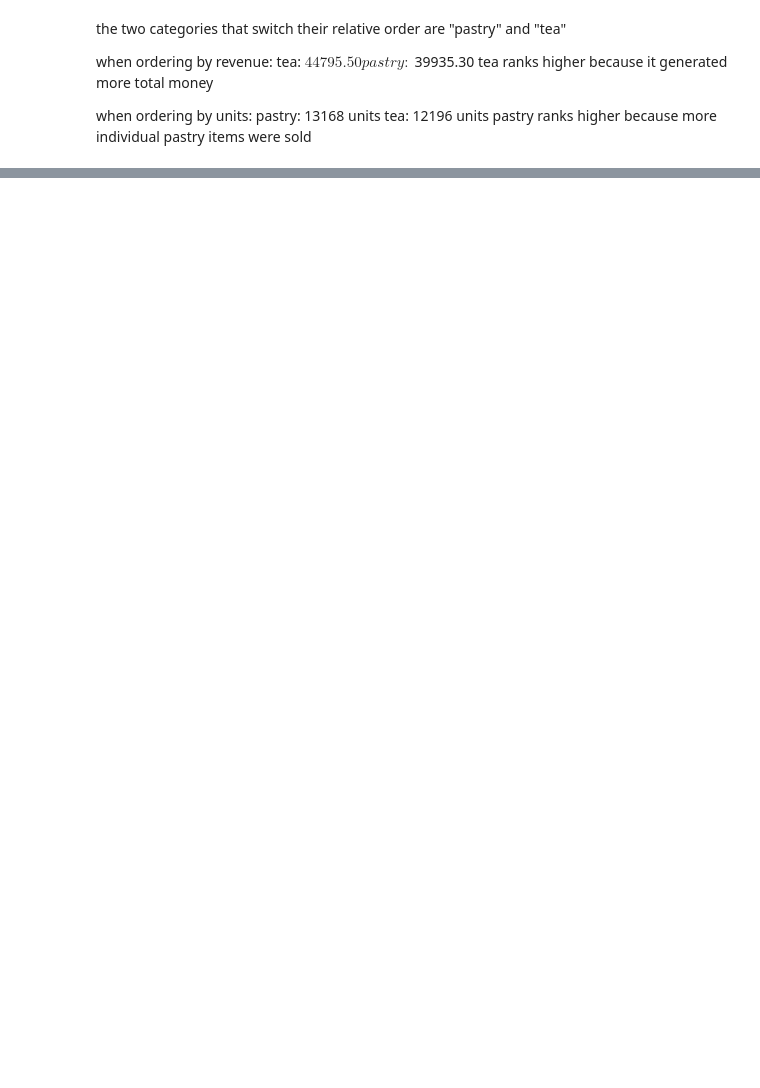
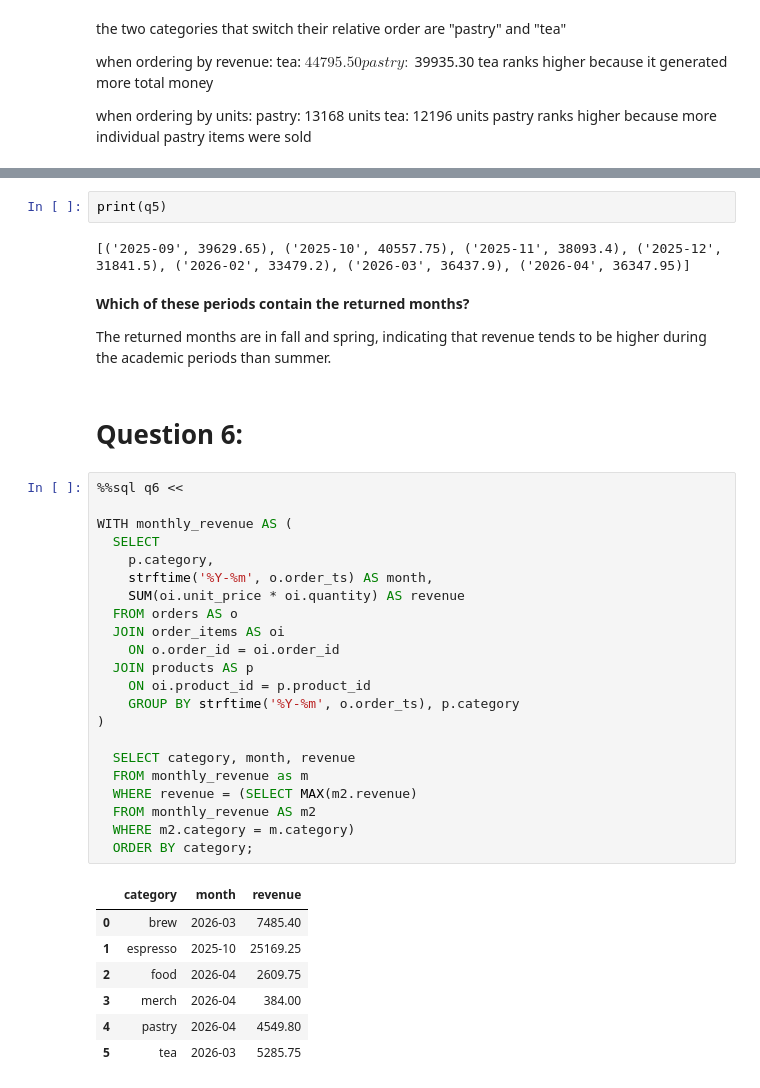
Before and after one commit to LourdAbuHadid1/IE-332-Group-Assignments, a Jupyter notebook: A1.ipynb, the cells around one changed output, grey strips where cells are left out. Cells and saved outputs as stored; diff of their text form; blank space fills up the shorter version.

```diff
--- a/A1.ipynb
+++ b/A1.ipynb
@@ -222,0 +333,40 @@ pastry ranks higher because more individual pastry items were sold
+# %%
+print(q5)
+# %% [output]
+[('2025-09', 39629.65), ('2025-10', 40557.75), ('2025-11', 38093.4), ('2025-12', 31841.5), ('2026-02', 33479.2), ('2026-03', 36437.9), ('2026-04', 36347.95)]
+# %% [markdown]
+**Which of these periods contain the returned months?**
+
+The returned months are in fall and spring, indicating that revenue tends to be higher during the academic periods than summer.
+# %% [markdown]
+# Question 6:
+# %%
+%%sql q6 <<
+
+WITH monthly_revenue AS (
+  SELECT
+    p.category,
+    strftime('%Y-%m', o.order_ts) AS month,
+    SUM(oi.unit_price * oi.quantity) AS revenue
+  FROM orders AS o
+  JOIN order_items AS oi
+    ON o.order_id = oi.order_id
+  JOIN products AS p
+    ON oi.product_id = p.product_id
+    GROUP BY strftime('%Y-%m', o.order_ts), p.category
+)
+
+  SELECT category, month, revenue
+  FROM monthly_revenue as m
+  WHERE revenue = (SELECT MAX(m2.revenue)
+  FROM monthly_revenue AS m2
+  WHERE m2.category = m.category)
+  ORDER BY category;
+# %% [output]
+|  | category | month | revenue |
+| 0 | brew | 2026-03 | 7485.40 |
+| 1 | espresso | 2025-10 | 25169.25 |
+| 2 | food | 2026-04 | 2609.75 |
+| 3 | merch | 2026-04 | 384.00 |
+| 4 | pastry | 2026-04 | 4549.80 |
+| 5 | tea | 2026-03 | 5285.75 |
```
Also changed, not shown: parts of 35 cells of this notebook.
